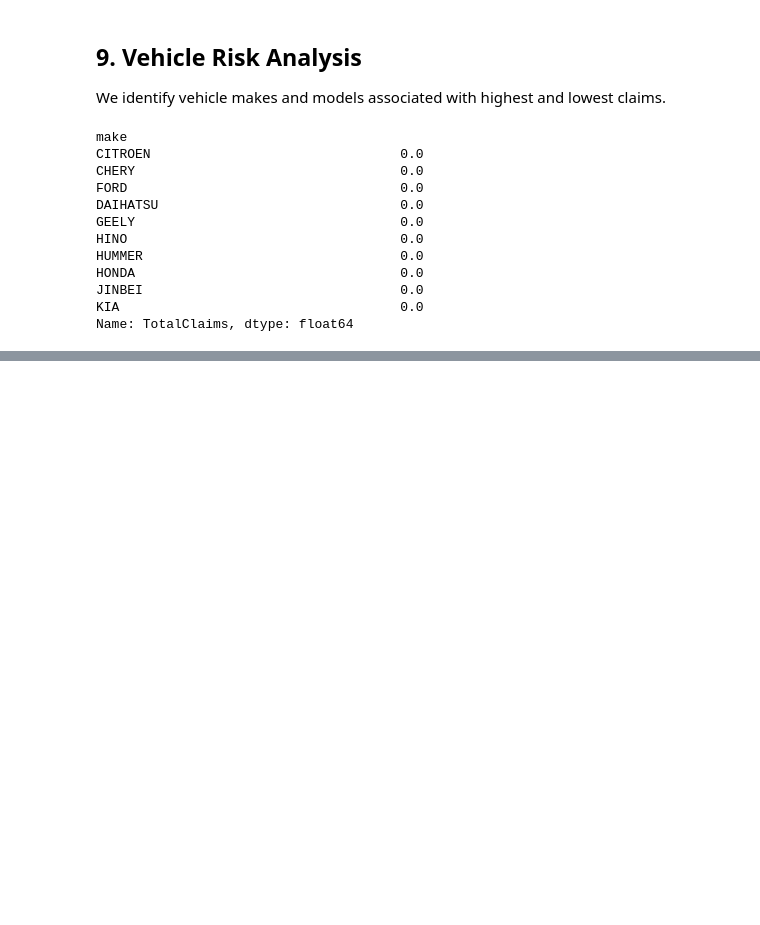
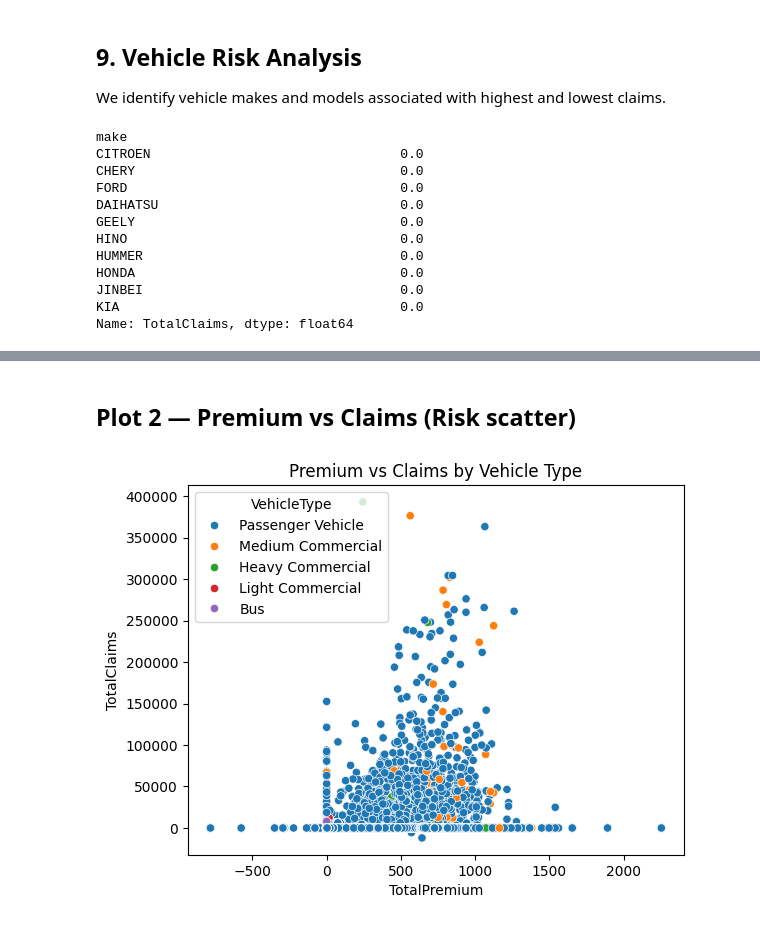
Before and after one commit to Redeat-Birhane/insurance-risk-analytics, a Jupyter notebook: notebooks/01_eda.ipynb, the cells around one changed output, grey strips where cells are left out. Saved outputs shown, nothing was run; the diff lists cells and outputs as text; code cells hidden in the pictures; blank space fills up the shorter version.

```diff
--- a/notebooks/01_eda.ipynb
+++ b/notebooks/01_eda.ipynb
@@ -274,0 +283,8 @@ Name: TotalClaims, dtype: float64
+# %% [markdown]
+## Plot 2 — Premium vs Claims (Risk scatter)
+# %%
+sns.scatterplot(data=df, x="TotalPremium", y="TotalClaims", hue="VehicleType")
+plt.title("Premium vs Claims by Vehicle Type")
+plt.show()
+# %% [output]
+[figure, added]
```
Also changed, not shown: parts of 4 cells of this notebook.
